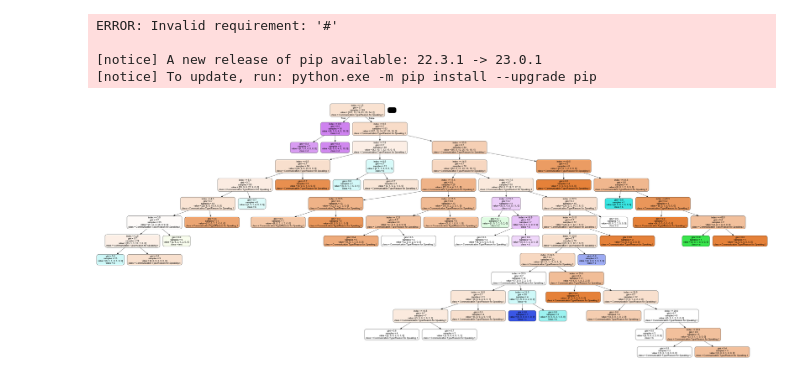
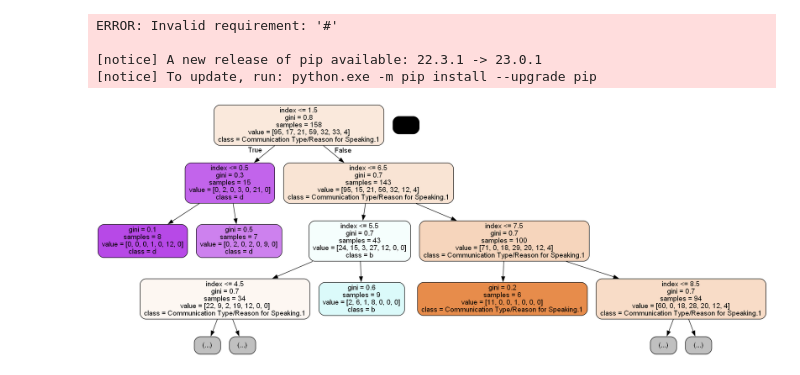
Before and after one commit to YangHusurianto/honeywell-atc-ai, a Jupyter notebook: random-forest.ipynb, the cells around one changed output. Drawn from its saved outputs; the diff is of its cells as text; code cells hidden in the pictures.

Commit message:
quick fix to limit tree visualization depth

```diff
--- a/random-forest.ipynb
+++ b/random-forest.ipynb
@@ -142,21 +142,22 @@ ERROR: Invalid requirement: '#'
 # %%
 # This cell is for visualizing the tree and is not necessary for the learning process
 from sklearn.tree import export_graphviz
 from IPython.display import Image
 import pydotplus
 from six import StringIO
 
 
 # export as dot data for visualization
 dot_data = StringIO()
 estimator = model_rf.estimators_[0] # pick a single tree
-export_graphviz(estimator, out_file=dot_data, feature_names=['index'], class_names=['Communication Type/Reason for Speaking.1', 'test', 'a', 'b', 'c', 'd', 'a', 'b', 'c', 'd', 'a', 'b', 'c', 'd'], rounded=True, proportion=False, precision=1, filled=True)
+max_depth = 3 # limit tree visualization
+export_graphviz(estimator, out_file=dot_data, max_depth=max_depth, feature_names=['index'], class_names=['Communication Type/Reason for Speaking.1', 'test', 'a', 'b', 'c', 'd', 'a', 'b', 'c', 'd', 'a', 'b', 'c', 'd'], rounded=True, proportion=False, precision=1, filled=True)
 
 graph = pydotplus.graph_from_dot_data(dot_data.getvalue())
 # save tree as png
 graph.write_png('tree.png')
 
 # open png
 Image(graph.create_png())
 # %% [output]
-[figure, old version]
+[figure, new version]
```
